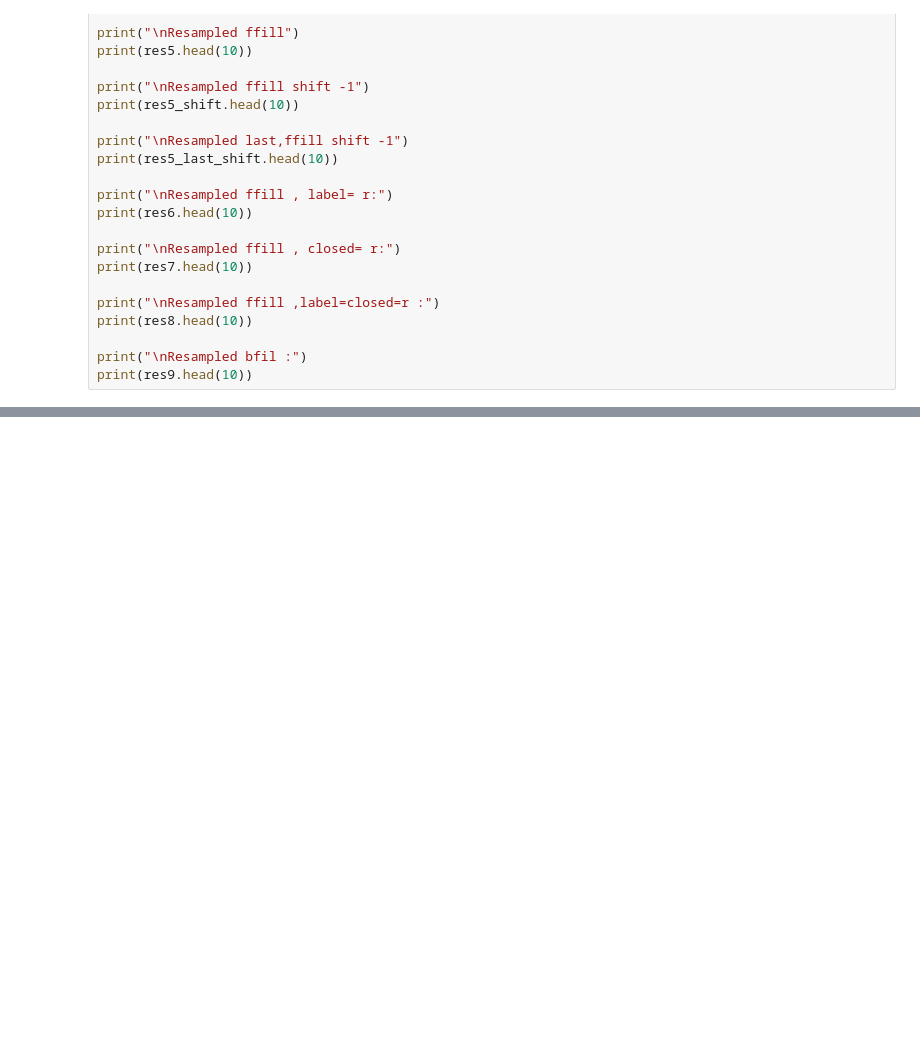
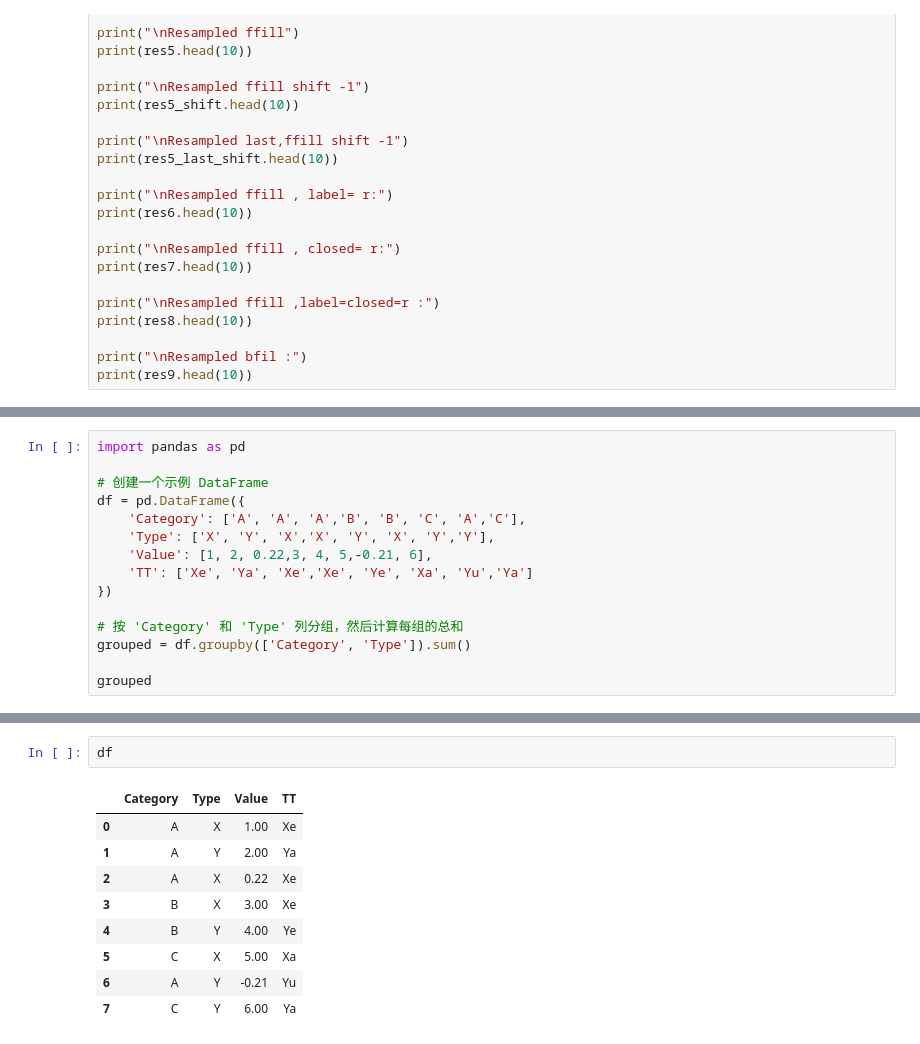
Before and after one commit to std92050/AMM, a Jupyter notebook: Examples and tools/Panda test.ipynb, the cells around one changed output, grey strips where cells are left out. Drawn from its saved outputs; the diff is of its cells as text; blank space fills up the shorter version.

```diff
--- a/Examples and tools/Panda test.ipynb
+++ b/Examples and tools/Panda test.ipynb
@@ -434,0 +463,15 @@ print(res9.head(10))
+# %%
+import pandas as pd
+
+# 创建一个示例 DataFrame
+df = pd.DataFrame({
+    'Category': ['A', 'A', 'A','B', 'B', 'C', 'A','C'],
+    'Type': ['X', 'Y', 'X','X', 'Y', 'X', 'Y','Y'],
+    'Value': [1, 2, 0.22,3, 4, 5,-0.21, 6],
+    'TT': ['Xe', 'Ya', 'Xe','Xe', 'Ye', 'Xa', 'Yu','Ya']
+})
+
+# 按 'Category' 和 'Type' 列分组，然后计算每组的总和
+grouped = df.groupby(['Category', 'Type']).sum()
+
+grouped
@@ -434,0 +487,12 @@ print(res9.head(10))
+# %%
+df
+# %% [output]
+|  | Category | Type | Value | TT |
+| 0 | A | X | 1.00 | Xe |
+| 1 | A | Y | 2.00 | Ya |
+| 2 | A | X | 0.22 | Xe |
+| 3 | B | X | 3.00 | Xe |
+| 4 | B | Y | 4.00 | Ye |
+| 5 | C | X | 5.00 | Xa |
+| 6 | A | Y | -0.21 | Yu |
+| 7 | C | Y | 6.00 | Ya |
```
Also changed, not shown: parts of 10 cells of this notebook, 4 other files.
